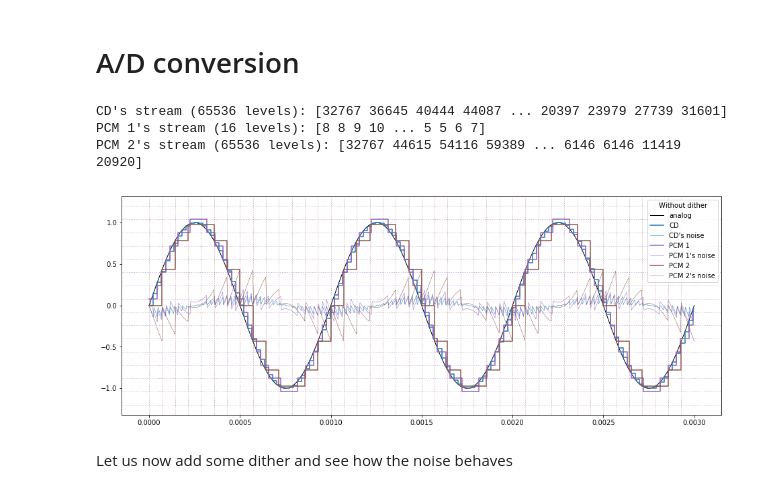
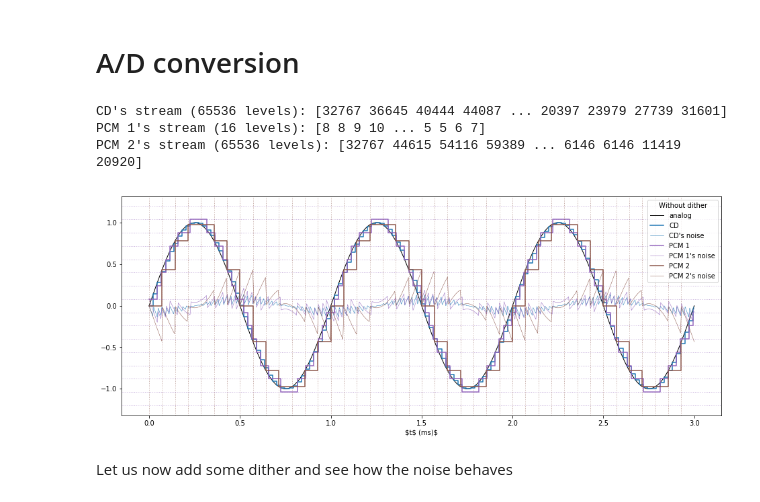
Before and after one commit to marcondos/signal, a Jupyter notebook: sampling.ipynb, the cells around one changed output. Saved outputs shown, nothing was run; the diff lists cells and outputs as text; code cells hidden in the pictures.

```diff
--- a/sampling.ipynb
+++ b/sampling.ipynb
@@ -31,27 +31,28 @@ GenericPCM_1 = waves.PCMSampler('PCM 1', 44100, 4) # Same CD frequency, lower re
 GenericPCM_2 = waves.PCMSampler('PCM 2', 14000, 16) # Same CD resolution, lower frequency
 # %%
 f = 1e3 # 1KHz
-audio = waves.AnalogSineWave('analog', f, gain=1, phase=0, infinity=800)
+audio = waves.AnalogSineWave('analog', f, gain=1, phase=0, infinity=600)
 n_waves = 3
-length = n_waves * 1/f
+length = n_waves * 1/f * 1000 # in miliseconds
 
 noise_nodither = {}
 noise_nodither['time_domain'] = audio.plot(length, plt, color='k', lw=1)
 _, _, _, noise_nodither[CD.label] = CD.sample(audio, length, plt, lw=1.5)
 ##SACD.sample(audio, length, plt, color='b', lw=1.5)
 #DVDA.sample(audio, length, plt, color='g', lw=1.5)
 #BDA.sample(audio, length, plt, color='m', lw=1.5)
 _, _, _, noise_nodither[GenericPCM_1.label] = GenericPCM_1.sample(audio, length, plt, lw=1.5)
 _, _, _, noise_nodither[GenericPCM_2.label] = GenericPCM_2.sample(audio, length, plt, lw=1.5)
 [plt.axvline(t, color=GenericPCM_2.color, lw=1, ls=':', alpha=0.5) for t in np.arange(0, length, GenericPCM_2.sampling_interval)]
 [plt.axhline(A, color=GenericPCM_1.color, lw=1, ls=':', alpha=0.5) for A in np.linspace(GenericPCM_1.amp_min, GenericPCM_2.amp_max, GenericPCM_1.levels)]
 plt.legend(title='Without dither');
+plt.xlabel(r'$t$ (ms)$')
 plt.gcf().set_size_inches(16, 6)
 # %% [output]
 CD's stream (65536 levels): [32767 36645 40444 44087 ... 20397 23979 27739 31601]
 PCM 1's stream (16 levels): [8 8 9 10 ... 5 5 6 7]
 PCM 2's stream (65536 levels): [32767 44615 54116 59389 ... 6146 6146 11419 20920]
-[figure, old version]
+[figure, new version]
 # %% [markdown]
 Let us now add some dither and see how the noise behaves
 # %%
```
Also changed, not shown: parts of 3 cells of this notebook, 1 other file.
